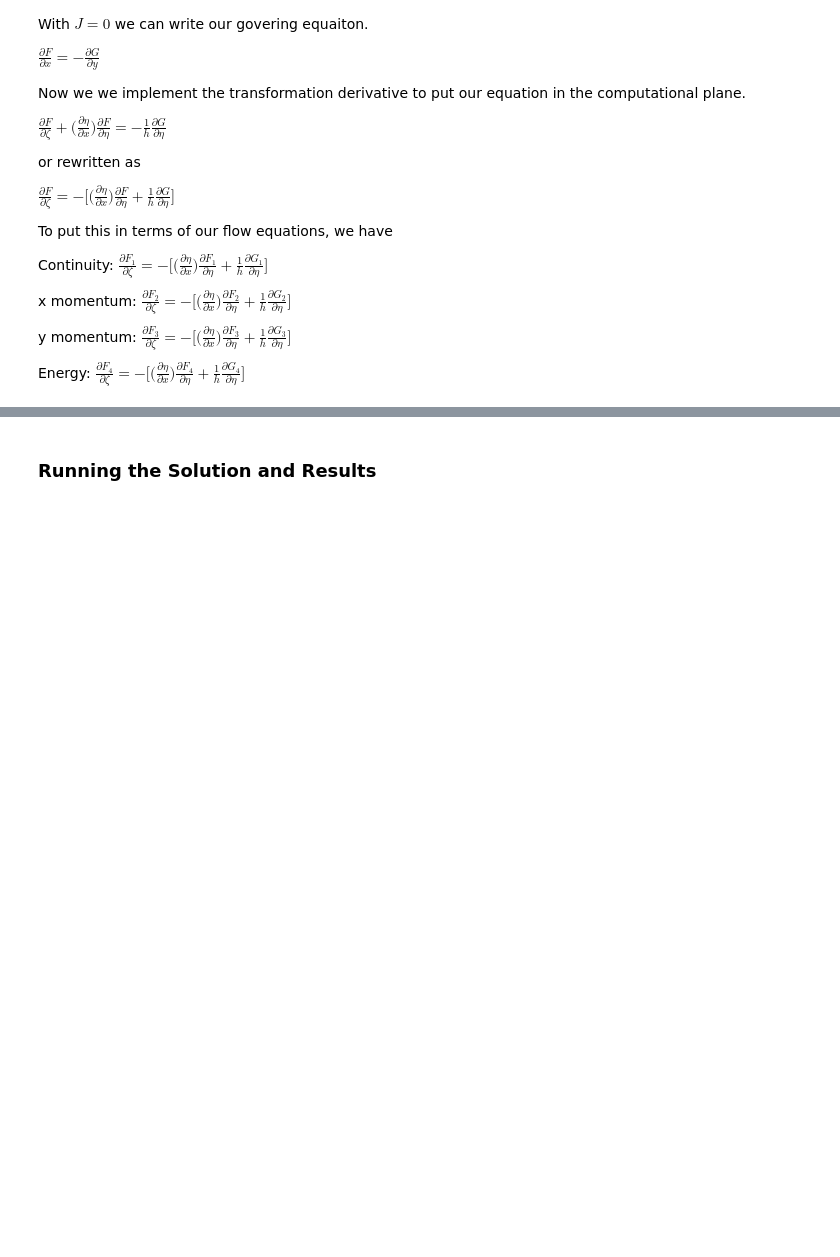
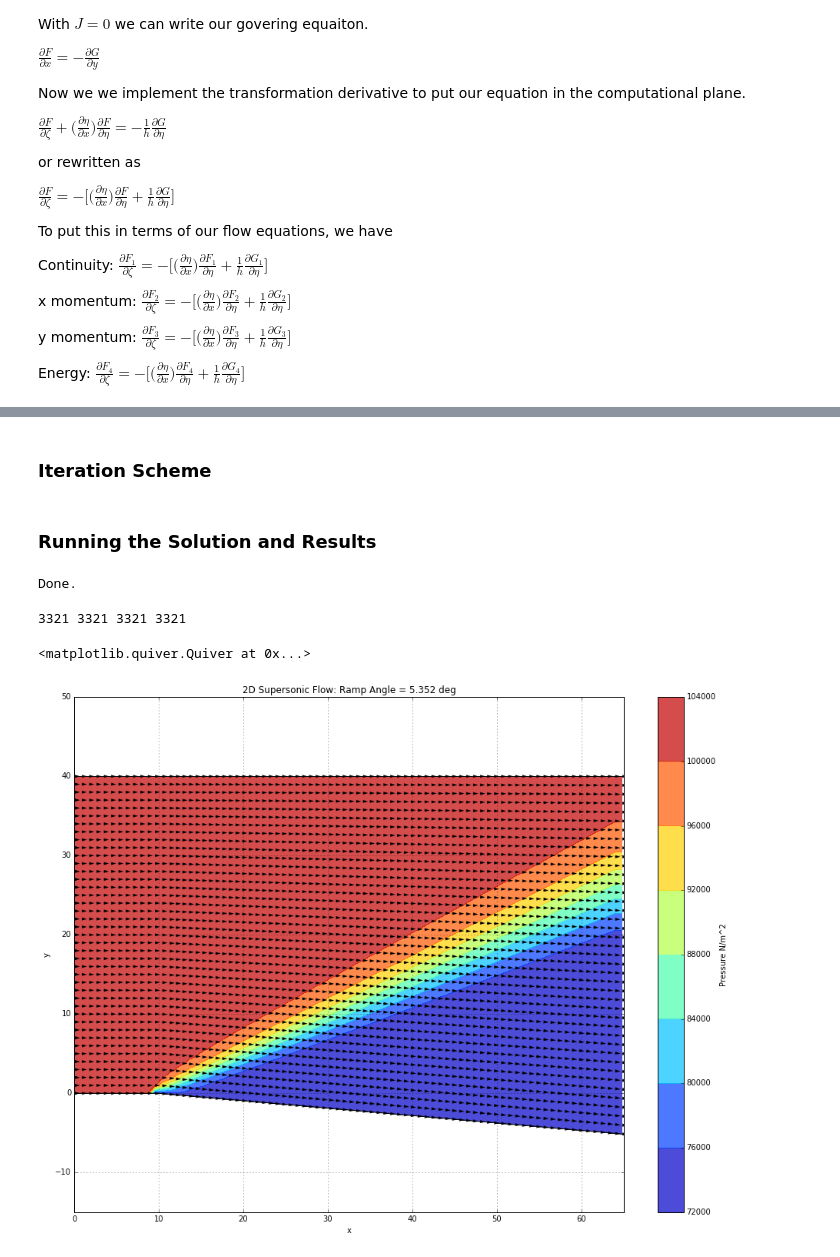
Before and after one commit to bjreddish/CFD, a Jupyter notebook: prandtlMeyerExpWave/expansionWave.ipynb, the cells around one changed output, grey strips where cells are left out. Saved outputs shown, nothing was run; the diff lists cells and outputs as text; code cells hidden in the pictures; blank space fills up the shorter version.

Commit message:
Made an awesome plot

```diff
--- a/prandtlMeyerExpWave/expansionWave.ipynb
+++ b/prandtlMeyerExpWave/expansionWave.ipynb
@@ -354,2 +354,4 @@ def F2G(F1,F2,F3,F4):
+# %% [markdown]
+### Iteration Scheme
 # %%
 def marchInX(u,v,rho,pres,gamma,dEtadx,deltaEta,deltaZeta,h,cVisc,x,theta,R):
@@ -563,2 +591,37 @@ def main(cCFL,cVisc):
 # %%
-u,v,rho,pres,mach,dF1dAvg,dF2dAvg,dF3dAvg,dF4dAvg = main(0.5,0.62)
+u,v,rho,pres,mach,xValues,yValues = main(0.5,0.62)
+# %% [output]
+Done.
+# %%
+x = np.linspace(0,65,200)
+h = np.zeros(200)
+index = 0
+for i in x:
+    if i <10:
+        h[index] = 40
+    else:
+        h[index] = 40+math.tan(0.09341002)*(x[index]-10) # make sure to convert to radians
+
+    index = index +1
+#plot geometry
+plt.figure(figsize=(16,12))
+plt.plot(x,np.ones(200)*40,'black')
+plt.plot(x,40-h,'black')
+plt.ylim([-15,50])
+plt.xlim([0,65])
+plt.grid()
+plt.title('2D Supersonic Flow: Ramp Angle = 5.352 deg')
+plt.xlabel('x')
+plt.ylabel('y')
+
+# Plot Results
+print(xMatrix.size, yValues.size, u.size, v.size)
+xMatrix = np.array([xValues,]*41)
+
+plt.contourf(xMatrix, yValues, pres, alpha=0.7)
+plt.colorbar(label='Pressure N/m^2')
+plt.quiver(xMatrix, yValues, u, v)
+# %% [output]
+3321 3321 3321 3321
+<matplotlib.quiver.Quiver at 0x...>
+[figure, added]
```
Also changed, not shown: parts of 8 cells of this notebook.
